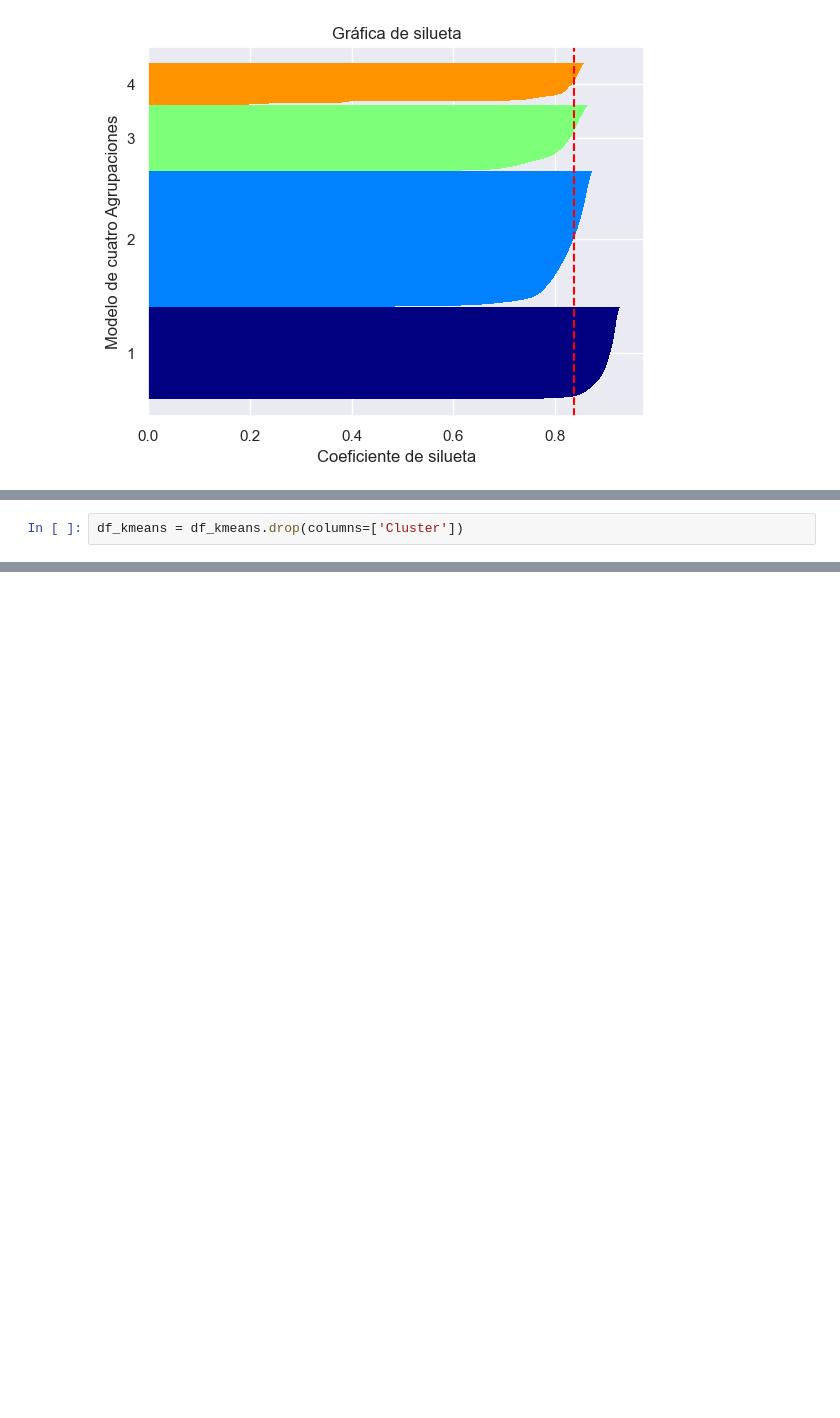
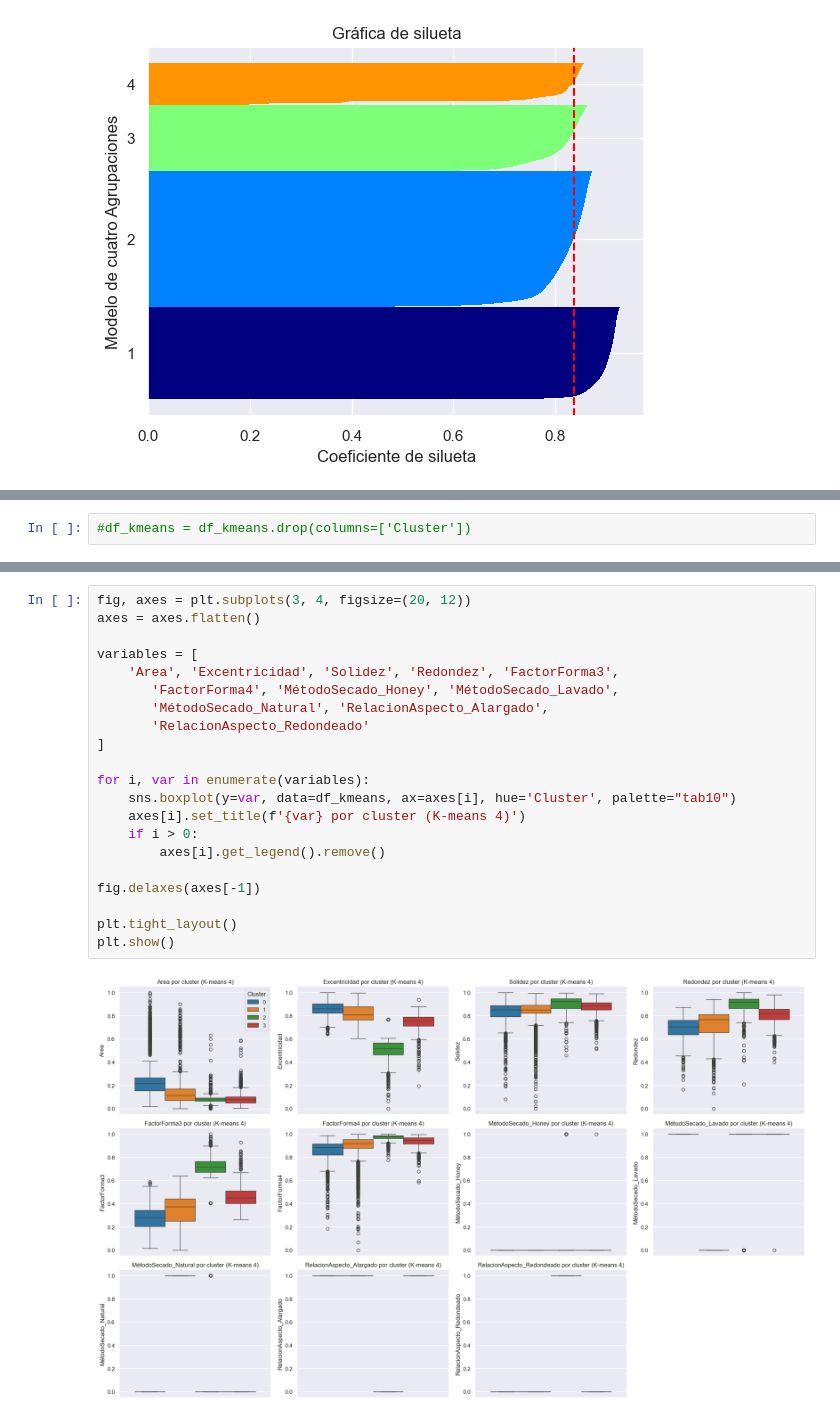
Before and after one commit to BILabsAndProjects/Lab2-Senecafe, a Jupyter notebook: Laboratorio2.ipynb, the cells around one changed output, grey strips where cells are left out. Saved outputs shown, nothing was run; the diff lists cells and outputs as text; blank space fills up the shorter version.

```diff
--- a/Laboratorio2.ipynb
+++ b/Laboratorio2.ipynb
@@ -726,2 +726,2 @@ plt.show()
 # %%
-df_kmeans = df_kmeans.drop(columns=['Cluster'])
+#df_kmeans = df_kmeans.drop(columns=['Cluster'])
@@ -727,0 +735,23 @@ df_kmeans = df_kmeans.drop(columns=['Cluster'])
+# %%
+fig, axes = plt.subplots(3, 4, figsize=(20, 12))
+axes = axes.flatten()
+
+variables = [
+    'Area', 'Excentricidad', 'Solidez', 'Redondez', 'FactorForma3',
+       'FactorForma4', 'MétodoSecado_Honey', 'MétodoSecado_Lavado',
+       'MétodoSecado_Natural', 'RelacionAspecto_Alargado',
+       'RelacionAspecto_Redondeado'
+]
+
+for i, var in enumerate(variables):
+    sns.boxplot(y=var, data=df_kmeans, ax=axes[i], hue='Cluster', palette="tab10")
+    axes[i].set_title(f'{var} por cluster (K-means 4)')
+    if i > 0:
+        axes[i].get_legend().remove()
+
+fig.delaxes(axes[-1])
+
+plt.tight_layout()
+plt.show()
+# %% [output]
+[figure, added]
```
Also changed, not shown: parts of 5 cells of this notebook, 1 other file.
